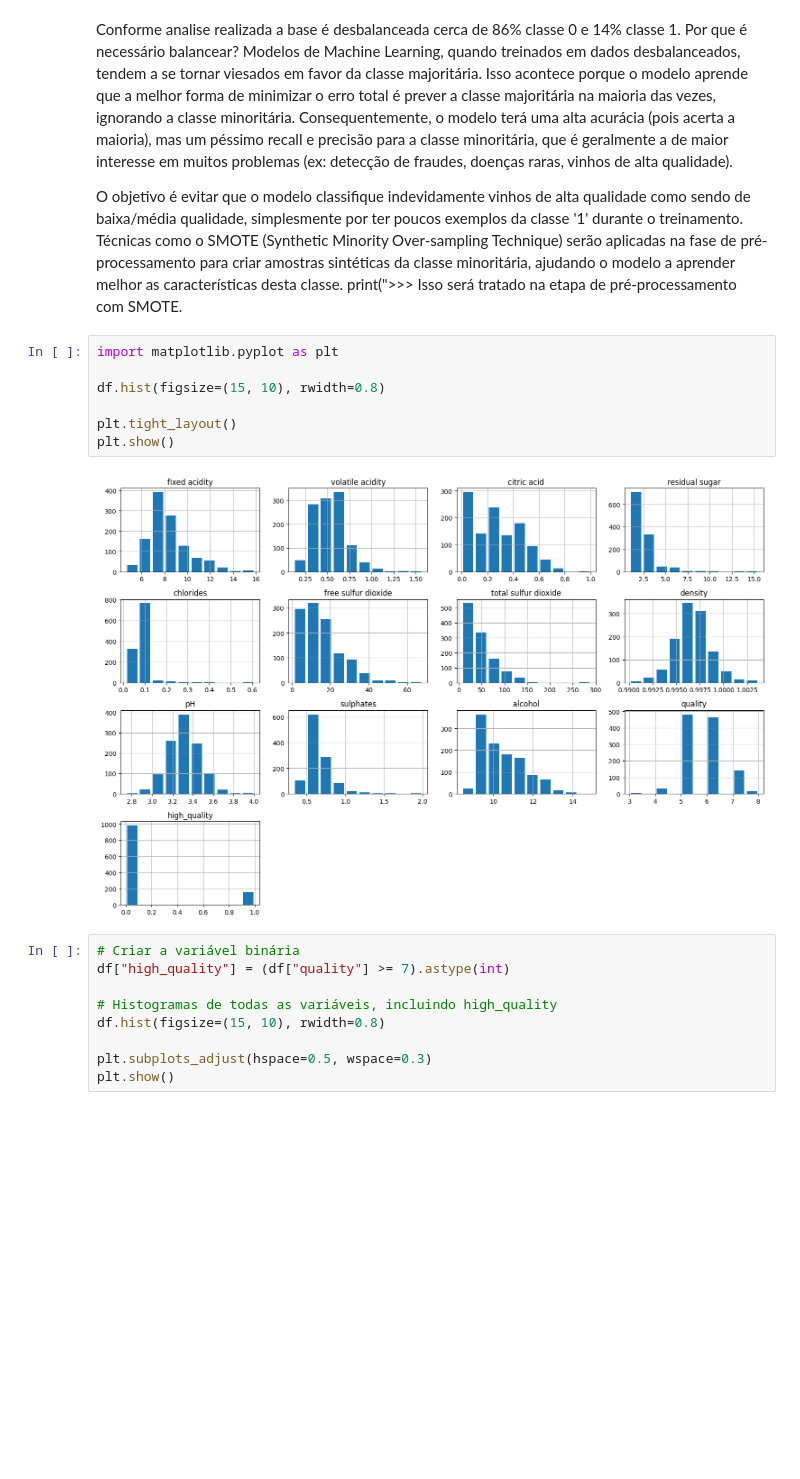
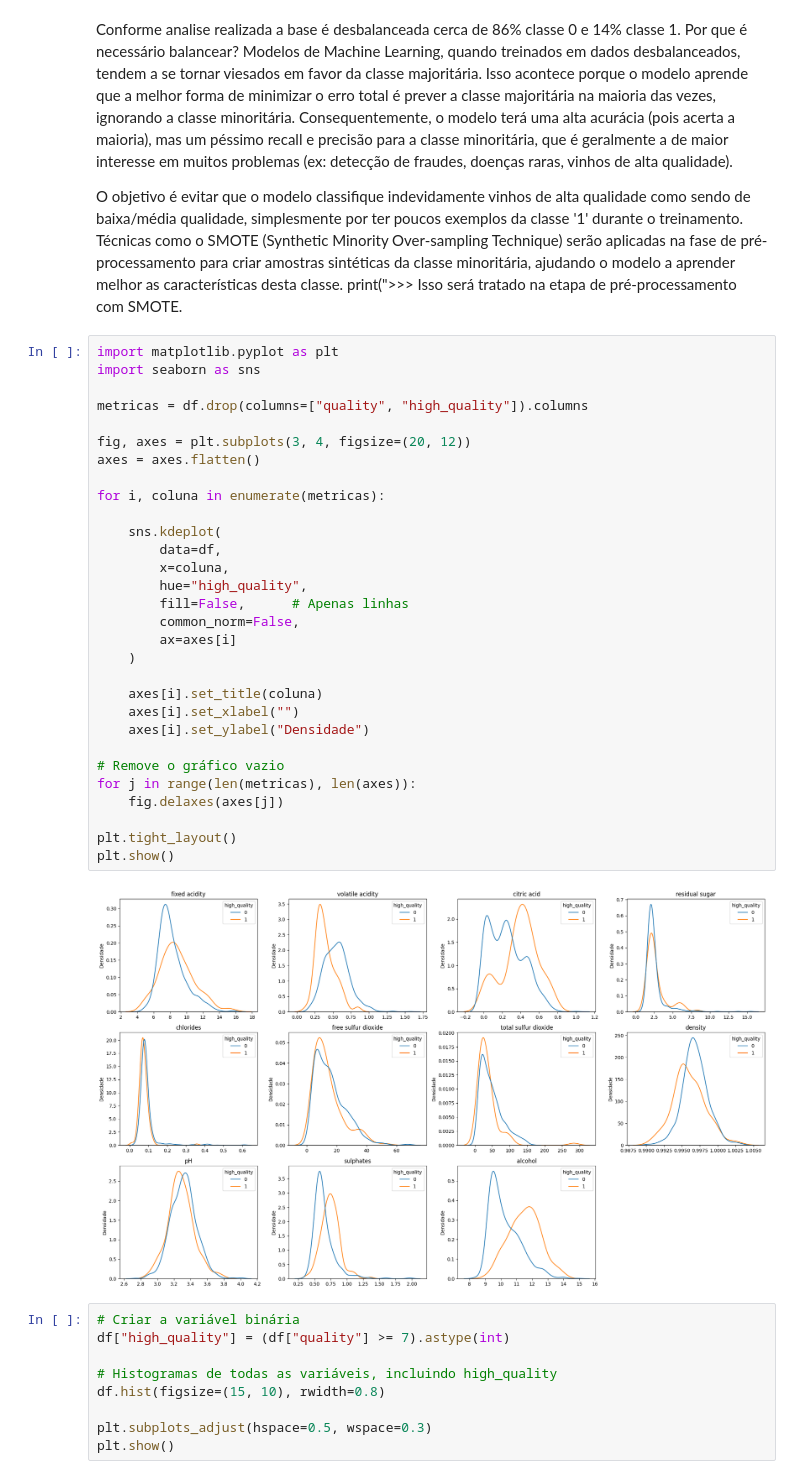
Before and after one commit to camilaalmeiida/wine-quality-classification, a Jupyter notebook: notebooks/wine_quality_analysis.ipynb, the cells around one changed output. Cells and saved outputs as stored; diff of their text form; blank space fills up the shorter version.

```diff
--- a/notebooks/wine_quality_analysis.ipynb
+++ b/notebooks/wine_quality_analysis.ipynb
@@ -267,15 +267,38 @@ como sendo de baixa/média qualidade, simplesmente por ter poucos exemplos da cl
 Technique) serão aplicadas na fase de pré-processamento para criar amostras sintéticas
 da classe minoritária, ajudando o modelo a aprender melhor as características desta classe.
 print(">>> Isso será tratado na etapa de pré-processamento com SMOTE.
-# %%
-import matplotlib.pyplot as plt
-
-df.hist(figsize=(15, 10), rwidth=0.8)
-
-plt.tight_layout()
-plt.show()
-# %% [output]
-[figure, removed]
+# %%
+import matplotlib.pyplot as plt
+import seaborn as sns
+
+metricas = df.drop(columns=["quality", "high_quality"]).columns
+
+fig, axes = plt.subplots(3, 4, figsize=(20, 12))
+axes = axes.flatten()
+
+for i, coluna in enumerate(metricas):
+
+    sns.kdeplot(
+        data=df,
+        x=coluna,
+        hue="high_quality",
+        fill=False,      # Apenas linhas
+        common_norm=False,
+        ax=axes[i]
+    )
+
+    axes[i].set_title(coluna)
+    axes[i].set_xlabel("")
+    axes[i].set_ylabel("Densidade")
+
+# Remove o gráfico vazio
+for j in range(len(metricas), len(axes)):
+    fig.delaxes(axes[j])
+
+plt.tight_layout()
+plt.show()
+# %% [output]
+[figure, added]
 # %%
 # Criar a variável binária
 df["high_quality"] = (df["quality"] >= 7).astype(int)
```
Also changed, not shown: parts of 1 cell of this notebook.
